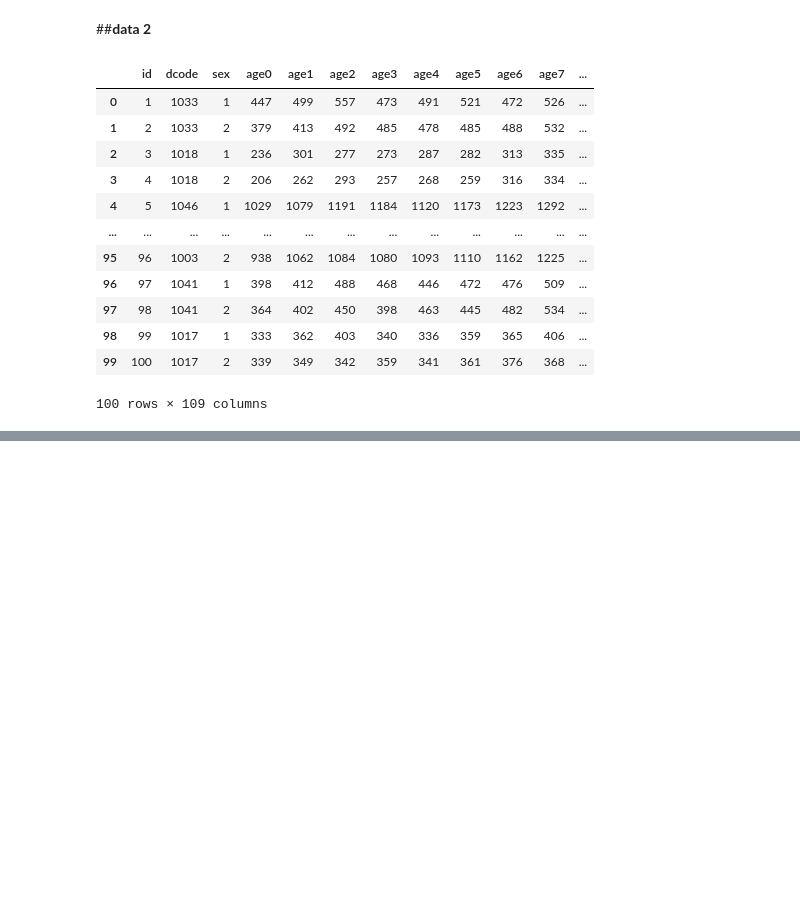
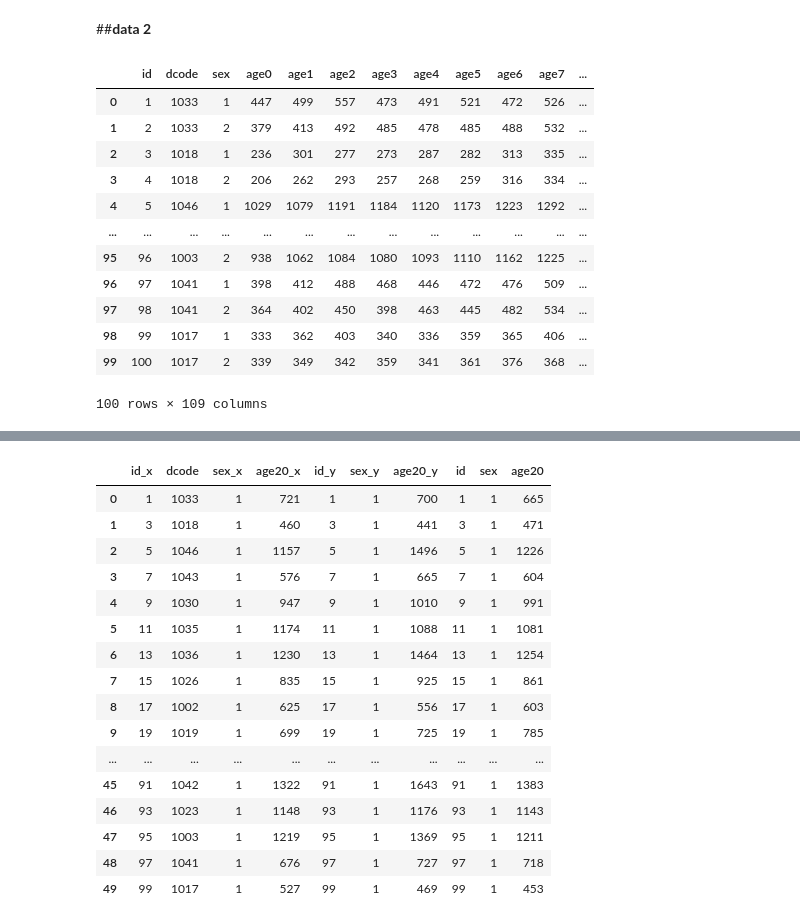
Before and after one commit to gameaphiwat/DWDM21, a Jupyter notebook: Project.ipynb, the cells around one changed output, grey strips where cells are left out. Cells and saved outputs as stored; diff of their text form; code cells hidden in the pictures; blank space fills up the shorter version.

```diff
--- a/Project.ipynb
+++ b/Project.ipynb
@@ -212,0 +150,3 @@ sumage.describe()
+# %%
+sex11 = sex1[['id','dcode','sex','age20',]]
+sex11 #ดึงข้อมูลจากปี 56
@@ -212,0 +171,3 @@ sumage.describe()
+# %%
+sex22 = sex2[['id','dcode','sex','age20']]
+sex22 #ดึงข้อมูลจากปี 59
@@ -212,0 +192,3 @@ sumage.describe()
+# %%
+sex33 = sex3[['id','dcode','sex','age20']]
+sex33 #ดึงข้อมูลจากตารางของปี 57
@@ -212,0 +215,3 @@ sumage.describe()
+# %%
+merged_table = sex11.merge(sex22,how='left',left_on='dcode',right_on='dcode')
+merged_table ##เชื่อมตารางเเรก ระหว่าง ตาราง sex11 ปี 56 เเละ sex22 ปี 59  ปล.ลองเชื่อด้วย sex เเล้วเเต่เกิด missing ในข้อมูลทั้งที่ในตารางก็มีข้อมูลอยู่เเล้ว ดังนั้นจึงมี dcode ที่เป็น index เพียงตัวด้วย
@@ -212,0 +236,21 @@ sumage.describe()
+# %%
+merged_table1 = merged_table.merge(sex33,how='left',left_on='dcode',right_on='dcode')
+merged_table1 #เอาตารางล่าสุดที่เชื่อม 2 ตารางเเรก มาเชื่อมกับตาราง sex33 ของปี 57 มาเชื่อม เเละเชื่อมด้วย dcode
+# %% [output]
+|  | id_x | dcode | sex_x | age20_x | id_y | sex_y | age20_y | id | sex | age20 |
+| 0 | 1 | 1033 | 1 | 721 | 1 | 1 | 700 | 1 | 1 | 665 |
+| 1 | 3 | 1018 | 1 | 460 | 3 | 1 | 441 | 3 | 1 | 471 |
+| 2 | 5 | 1046 | 1 | 1157 | 5 | 1 | 1496 | 5 | 1 | 1226 |
+| 3 | 7 | 1043 | 1 | 576 | 7 | 1 | 665 | 7 | 1 | 604 |
+| 4 | 9 | 1030 | 1 | 947 | 9 | 1 | 1010 | 9 | 1 | 991 |
+| 5 | 11 | 1035 | 1 | 1174 | 11 | 1 | 1088 | 11 | 1 | 1081 |
+| 6 | 13 | 1036 | 1 | 1230 | 13 | 1 | 1464 | 13 | 1 | 1254 |
+| 7 | 15 | 1026 | 1 | 835 | 15 | 1 | 925 | 15 | 1 | 861 |
+| 8 | 17 | 1002 | 1 | 625 | 17 | 1 | 556 | 17 | 1 | 603 |
+| 9 | 19 | 1019 | 1 | 699 | 19 | 1 | 725 | 19 | 1 | 785 |
+| ... | ... | ... | ... | ... | ... | ... | ... | ... | ... | ... |
+| 45 | 91 | 1042 | 1 | 1322 | 91 | 1 | 1643 | 91 | 1 | 1383 |
+| 46 | 93 | 1023 | 1 | 1148 | 93 | 1 | 1176 | 93 | 1 | 1143 |
+| 47 | 95 | 1003 | 1 | 1219 | 95 | 1 | 1369 | 95 | 1 | 1211 |
+| 48 | 97 | 1041 | 1 | 676 | 97 | 1 | 727 | 97 | 1 | 718 |
+| 49 | 99 | 1017 | 1 | 527 | 99 | 1 | 469 | 99 | 1 | 453 |
```
Also changed, not shown: parts of 27 cells of this notebook.
